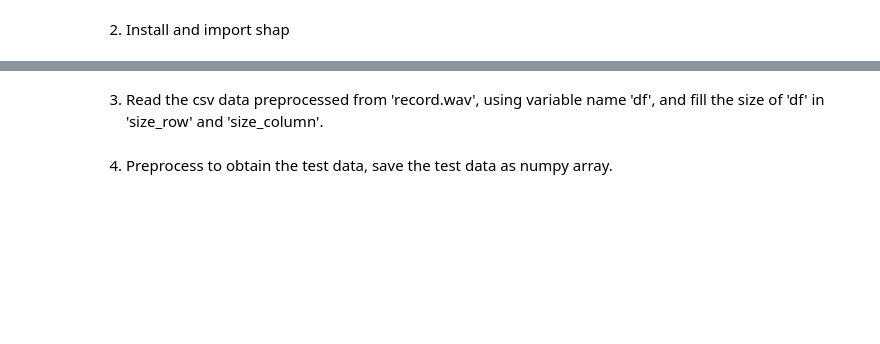
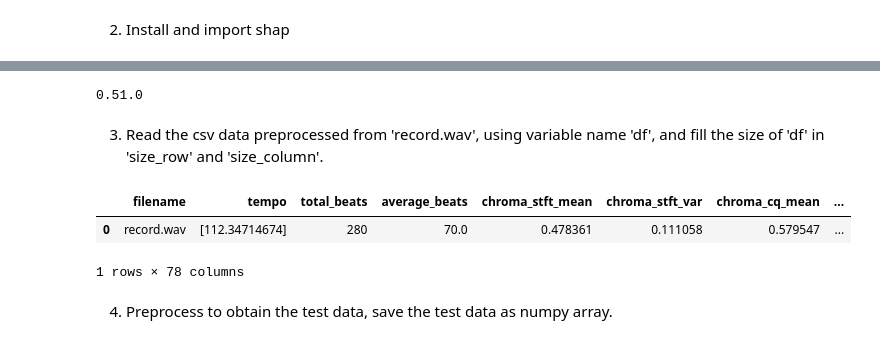
Before and after one commit to Paier05/SC4001_Assignment, a Jupyter notebook: Tan_MingHao_PartA_4.ipynb, the cells around one changed output, grey strips where cells are left out. Drawn from its saved outputs; the diff is of its cells as text; code cells hidden in the pictures; blank space fills up the shorter version.

```diff
--- a/Tan_MingHao_PartA_4.ipynb
+++ b/Tan_MingHao_PartA_4.ipynb
@@ -53,2 +112,7 @@ The following code cell will not be marked.
+# %%
+import shap
+print(shap.__version__)
+# %% [output]
+0.51.0
 # %% [markdown]
 3. Read the csv data preprocessed from 'record.wav', using variable name 'df', and fill the size of 'df' in 'size_row' and 'size_column'.
@@ -60,2 +119,11 @@ size_column = 0
+# %%
+df = pd.read_csv('new_record.csv')
+size_row, size_column = df.shape
+
+df
+# %% [output]
+|  | filename | tempo | total_beats | average_beats | chroma_stft_mean | chroma_stft_var | chroma_cq_mean | ... |
+| 0 | record.wav | [112.34714674] | 280 | 70.0 | 0.478361 | 0.111058 | 0.579547 | ... |
+1 rows × 78 columns
 # %% [markdown]
  4.  Preprocess to obtain the test data, save the test data as numpy array.
```
Also changed, not shown: parts of 23 cells of this notebook, 3 other files.
